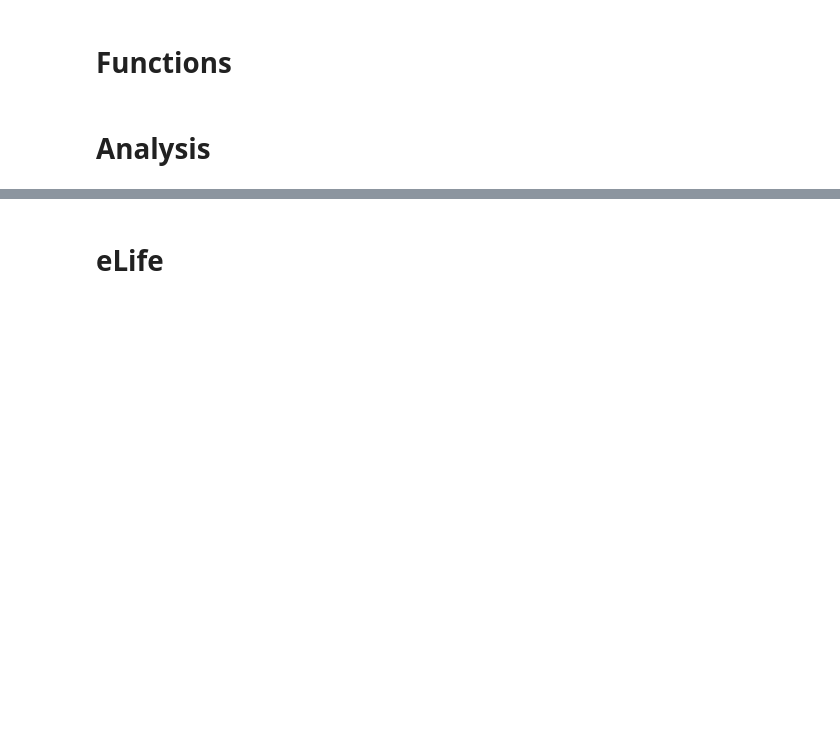
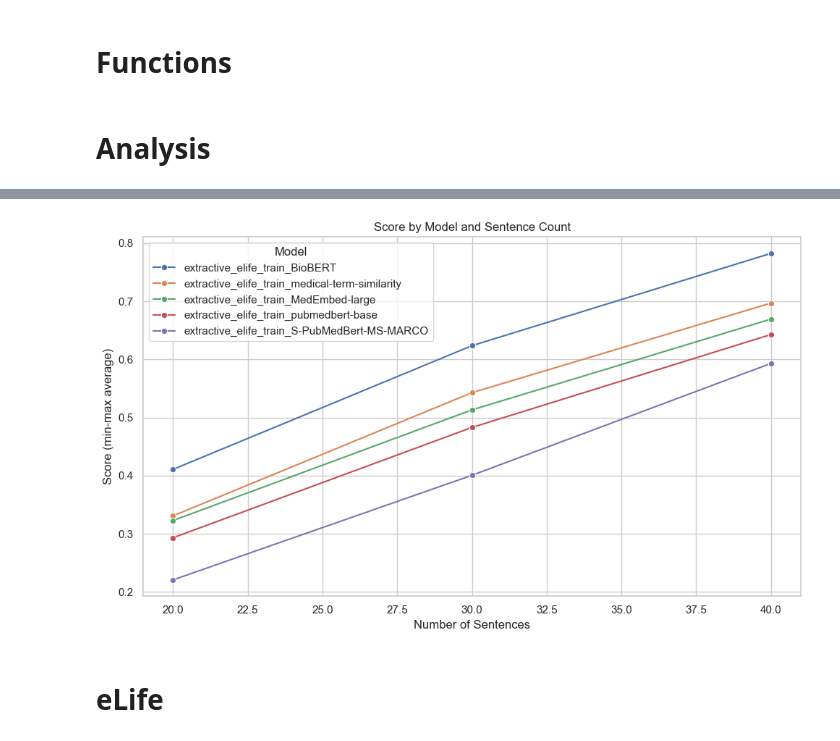
Before and after one commit to whopriyamuw/biolaysumm2025-task, a Jupyter notebook: notebooks/evals_analsis.ipynb, the cells around one changed output, grey strips where cells are left out. Drawn from its saved outputs; the diff is of its cells as text; code cells hidden in the pictures; blank space fills up the shorter version.

```diff
--- a/notebooks/evals_analsis.ipynb
+++ b/notebooks/evals_analsis.ipynb
@@ -8,7 +8,7 @@ import pandas as pd
 import seaborn as sns
 import matplotlib.pyplot as plt
 
-sns.set(style='whitegrid')
+sns.set_style("whitegrid")
 
 DATASET = "elife"
 SPLIT = "train"
@@ -133,0 +141,3 @@ plot_evals(normalize_by_metric(read_evals(DATASET, SPLIT)))
+# %%
+evals = normalize_metrics(read_evals("../reports/evals/elife"))
+evals
@@ -134,3 +161,7 @@ plot_evals(normalize_by_metric(read_evals(DATASET, SPLIT)))
+# %%
+plot_evals(evals, "extractive_evals.pdf")
+# %% [output]
+[figure, added]
 # %% [markdown]
 # eLife
 # %%
```
Also changed, not shown: parts of 11 cells of this notebook, 3 other files.
